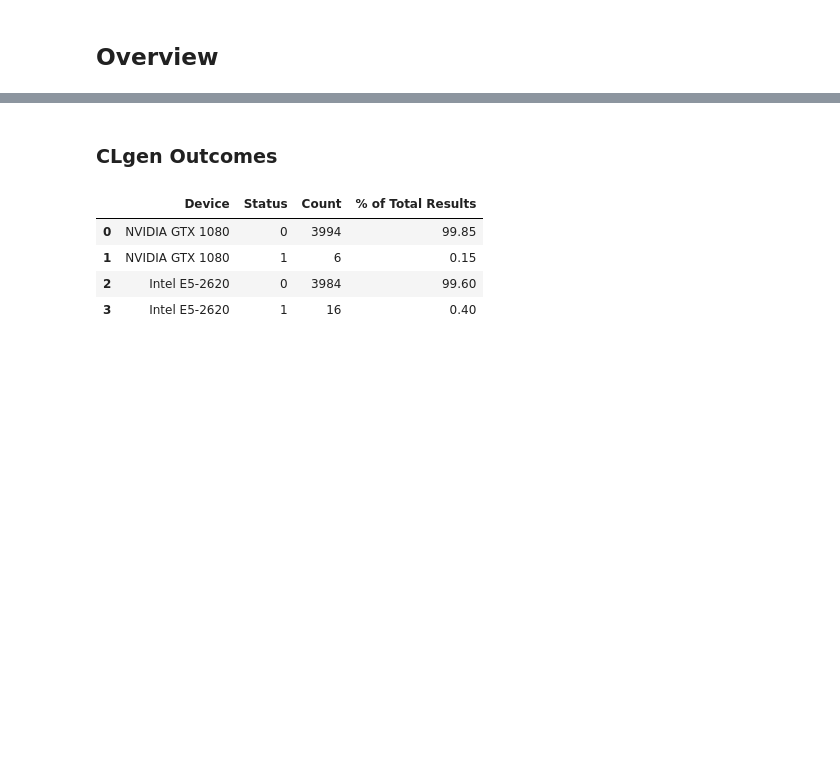
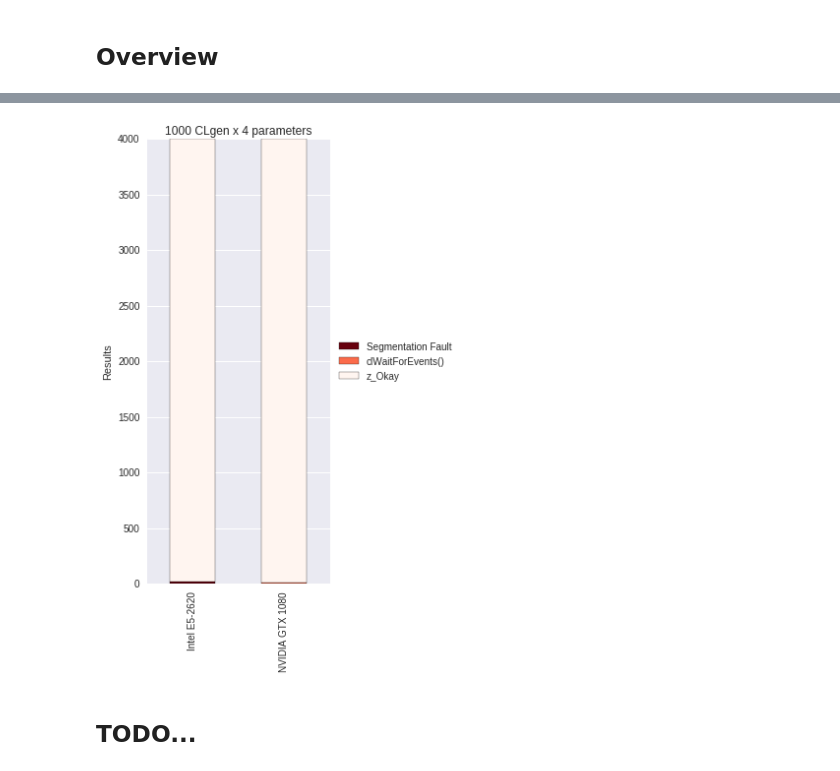
Before and after one commit to ChrisCummins/phd, a Jupyter notebook: difftest/Difftest Results.ipynb, the cells around one changed output, grey strips where cells are left out. Saved outputs shown, nothing was run; the diff lists cells and outputs as text; code cells hidden in the pictures; blank space fills up the shorter version.

```diff
--- a/difftest/Difftest Results.ipynb
+++ b/difftest/Difftest Results.ipynb
@@ -218,0 +367,6 @@ viz.finalise(figsize=(4.5, 8))
+# %%
+plot_outcomes(CLgenResult, "CLgen")
+# %% [output]
+[figure, added]
+# %% [markdown]
+## TODO...
@@ -242,28 +401,3 @@ viz.finalise(figsize=(4.5, 8))
 #     nsuspicious = len(suspicious)
 #     ratio_suspicious = nsuspicious / programs_with_good_results.count()
 #     print(f"  #. suspicious {nsuspicious} ({ratio_suspicious:.1%} of total)\n")
-# %% [markdown]
-### CLgen Outcomes
-# %%
-import sqlalchemy as sql
-
-outcomes = []
-for testbed in session.query(Testbed).all():
-    nresult = session.query(CLgenResult).filter(CLgenResult.testbed == testbed).count()
-
-    q = session.query(CLgenResult.status, sql.func.count(CLgenResult.status)).filter(
-        CLgenResult.testbed == testbed).group_by(CLgenResult.status).order_by(
-            sql.desc(sql.func.count(CLgenResult.status)))
-
-    for status, count in q.all():
-        ratio = (count / nresult) * 100
-        outcomes.append((DEVICES.get(testbed.device, testbed.device), status, count, ratio))
-
-outcomes = pd.DataFrame(outcomes, columns=["Device", "Status", "Count", "% of Total Results"])
-outcomes
-# %% [output]
-|  | Device | Status | Count | % of Total Results |
-| 0 | NVIDIA GTX 1080 | 0 | 3994 | 99.85 |
-| 1 | NVIDIA GTX 1080 | 1 | 6 | 0.15 |
-| 2 | Intel E5-2620 | 0 | 3984 | 99.60 |
-| 3 | Intel E5-2620 | 1 | 16 | 0.40 |
```
Also changed, not shown: parts of 42 cells of this notebook, 1 other file.
